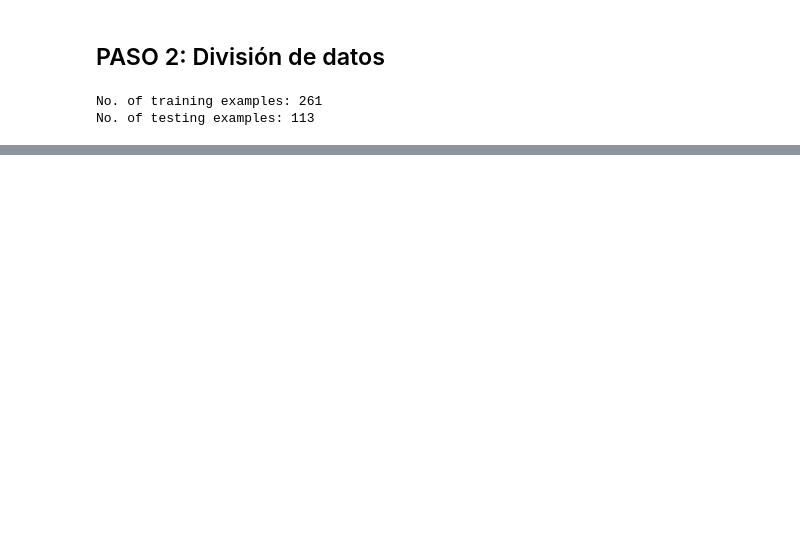
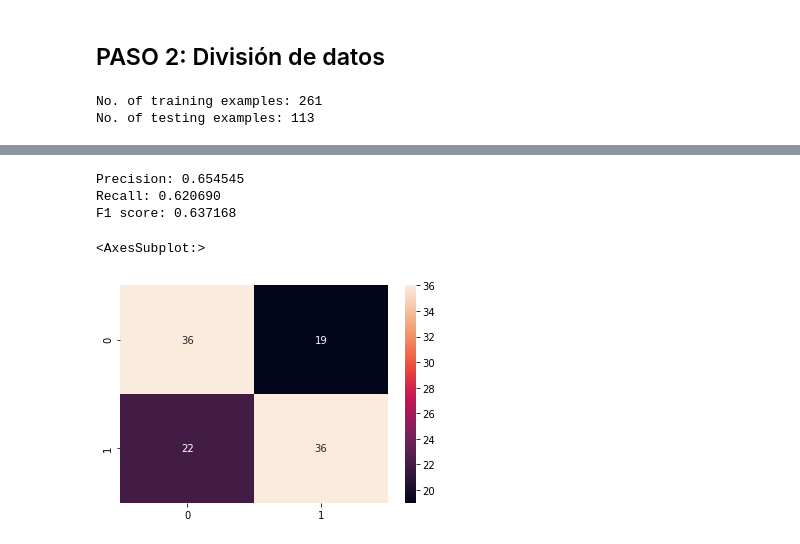
Before and after one commit to Ang98/Arboles-de-Decision, a Jupyter notebook: Proyecto Cama UCI Completo.ipynb, the cells around one changed output, grey strips where cells are left out. Saved outputs shown, nothing was run; the diff lists cells and outputs as text; code cells hidden in the pictures; blank space fills up the shorter version.

```diff
--- a/Proyecto Cama UCI Completo.ipynb
+++ b/Proyecto Cama UCI Completo.ipynb
@@ -406,4 +429,0 @@ dtree = d[["Survived", "Age", "Fare"]].dropna().copy()
-# %%
-Y = dtree["Survived"][:50].values
-X = dtree[["Age", "Fare"]][:50]
-features = list(X.columns)
@@ -744,12 +451,0 @@ for _,x in X.iterrows():
-# %%
-d = pd.read_csv("Kaggle_Sirio_Libanes_ICU_Prediction.csv",sep=";")
-d = d.loc[d['WINDOW'] == 'ABOVE_12']
-dtree = d[["AGE_ABOVE65", "AGE_PERCENTIL", "GENDER","CALCIUM_MEAN","GLUCOSE_MEAN","HEMOGLOBIN_MEAN","LINFOCITOS_MEAN","PH_ARTERIAL_MEAN","OXYGEN_SATURATION_DIFF","HEART_RATE_DIFF_REL","ICU"]].dropna().copy()
-Y = dtree["ICU"][:50].values
-X = dtree[["CALCIUM_MEAN","GLUCOSE_MEAN","HEMOGLOBIN_MEAN","LINFOCITOS_MEAN","PH_ARTERIAL_MEAN","OXYGEN_SATURATION_DIFF","HEART_RATE_DIFF_REL"]][:50]
-features = list(X.columns)
-hp = {
- "max_depth": 10,
- "min_samples_split": 1
-}
-root = Node(Y, X, **hp)
@@ -800,0 +549,22 @@ True
+# %%
+from sklearn.metrics import precision_recall_fscore_support as score, precision_score, recall_score, f1_score, confusion_matrix
+Y_predicted = tree_one.predict(X_test)
+
+precision = precision_score(Y_test, Y_predicted)
+print('Precision: %f' % precision)
+# recall: tp / (tp + fn)
+recall = recall_score(Y_test, Y_predicted)
+print('Recall: %f' % recall)
+# f1: tp / (tp + fp + fn)
+f1 = f1_score(Y_test, Y_predicted)
+print('F1 score: %f' % f1)
+
+# Matriz de confusión
+cf_matrix = confusion_matrix(Y_test, Y_predicted)
+sns.heatmap(cf_matrix, annot=True)
+# %% [output]
+Precision: 0.654545
+Recall: 0.620690
+F1 score: 0.637168
+<AxesSubplot:>
+[figure, added]
```
Also changed, not shown: parts of 55 cells of this notebook.
